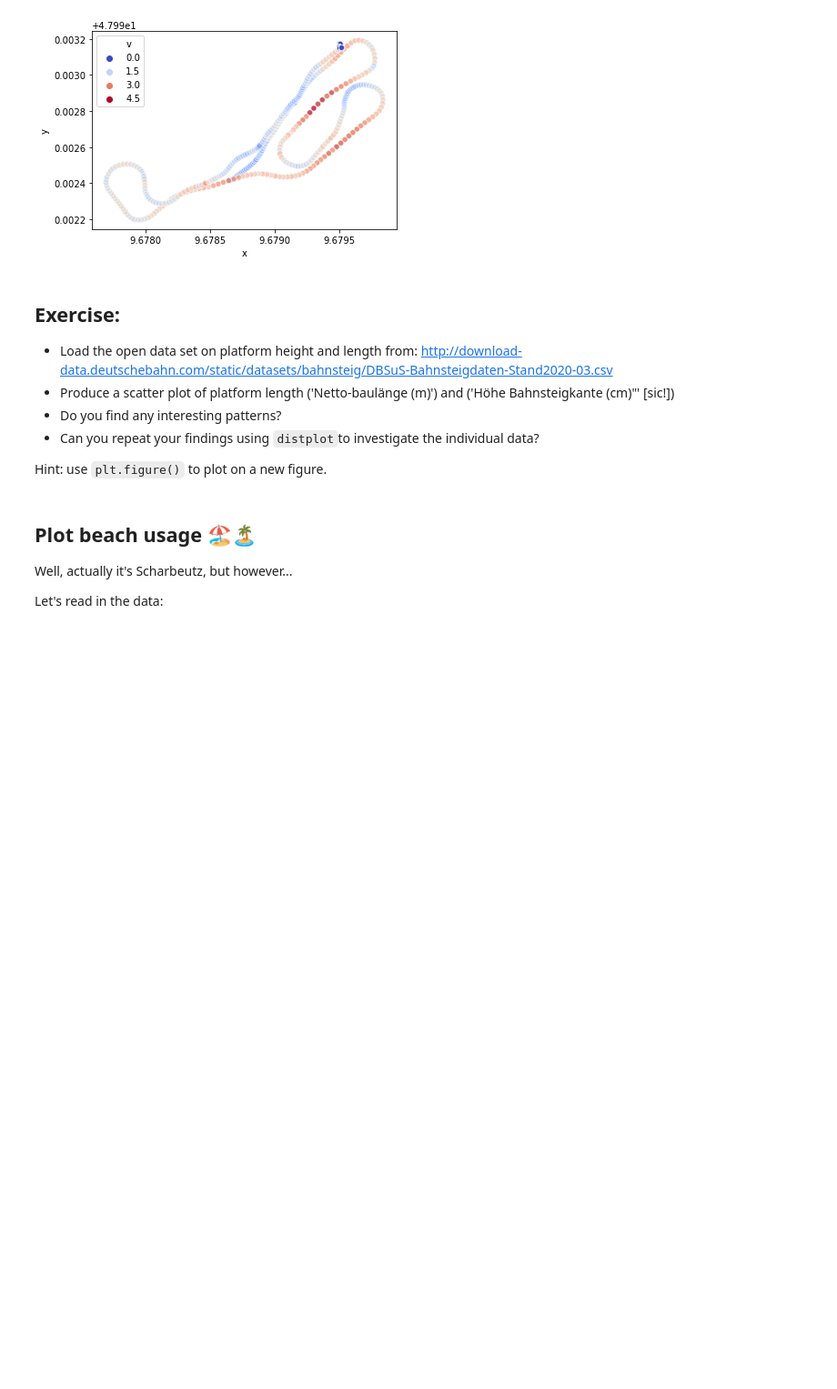
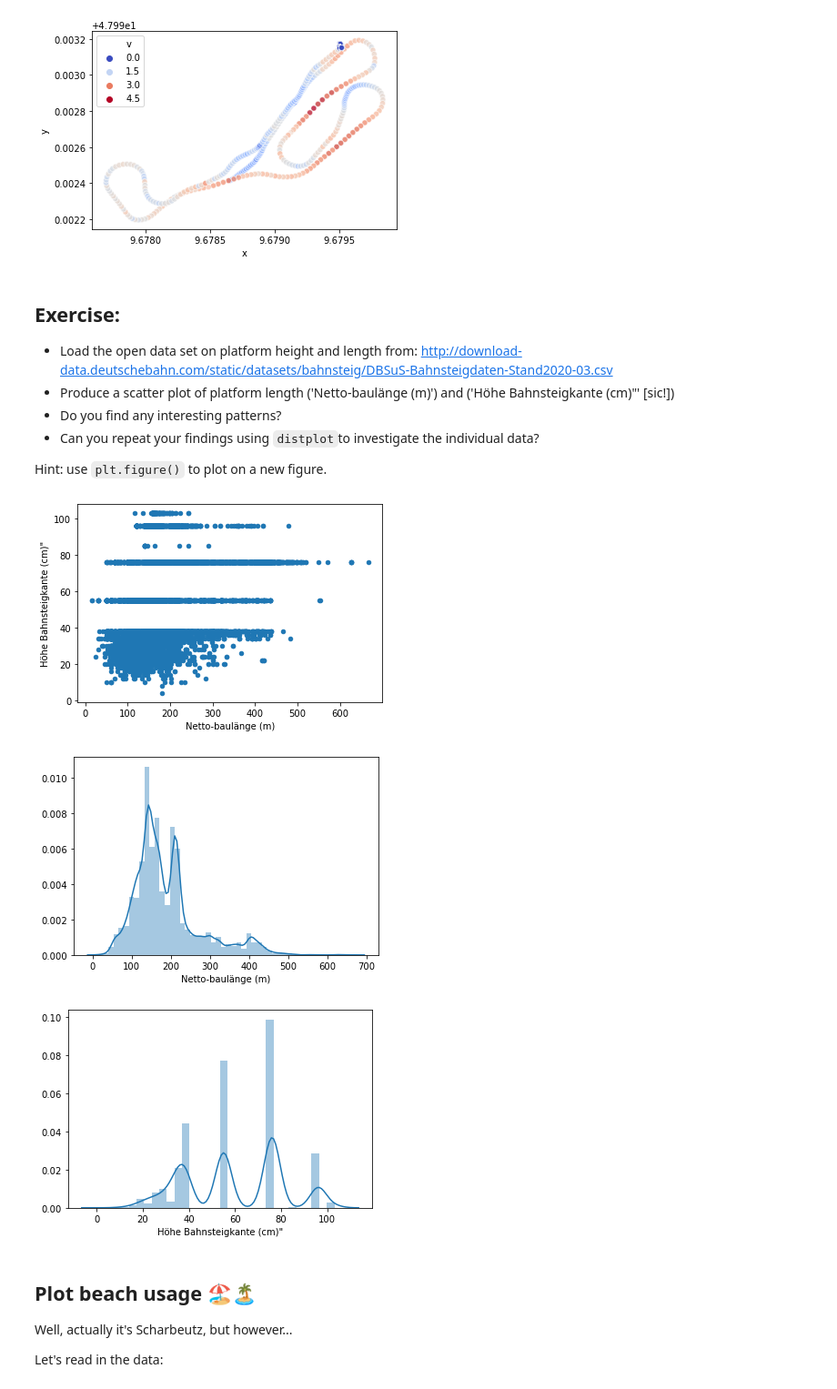
Before and after one commit to RailProfAC/data-science-for-engineers, a Jupyter notebook: Exploration/ExplorativeDataAnalysis.ipynb, the cells around one changed output. Shown: that part at 91% size. Drawn from its saved outputs; the diff is of its cells as text; code cells hidden in the pictures; blank space fills up the shorter version.

````diff
--- a/Exploration/ExplorativeDataAnalysis.ipynb
+++ b/Exploration/ExplorativeDataAnalysis.ipynb
@@ -135,6 +135,22 @@ ax = sns.scatterplot(y=df['y'], x=df['x'], alpha = 0.5, hue = df['v'], palette =
 - Can you repeat your findings using ```distplot```to investigate the individual data?
 
 Hint: use ```plt.figure()``` to plot on a new figure.
+# %%
+df = pd.read_csv(
+    'http://download-data.deutschebahn.com/static/datasets/bahnsteig/DBSuS-Bahnsteigdaten-Stand2020-03.csv',
+    sep = ';', # Separator default is ","
+    decimal=",") # German decimal separator
+# Scatter plot using pandas plot routine
+df.plot(x = 'Netto-baulänge (m)', y = 'Höhe Bahnsteigkante (cm)"', kind = 'scatter')
+plt.figure()
+# Distplot of both values
+sns.distplot(df['Netto-baulänge (m)'])
+plt.figure()
+ret = sns.distplot(df['Höhe Bahnsteigkante (cm)"'])
+# %% [output]
+[figure, added]
+[figure, added]
+[figure, added]
 # %% [markdown]
 ## Plot beach usage 🏖🏝
 
````
Also changed, not shown: parts of 1 cell of this notebook, 7 other files.
